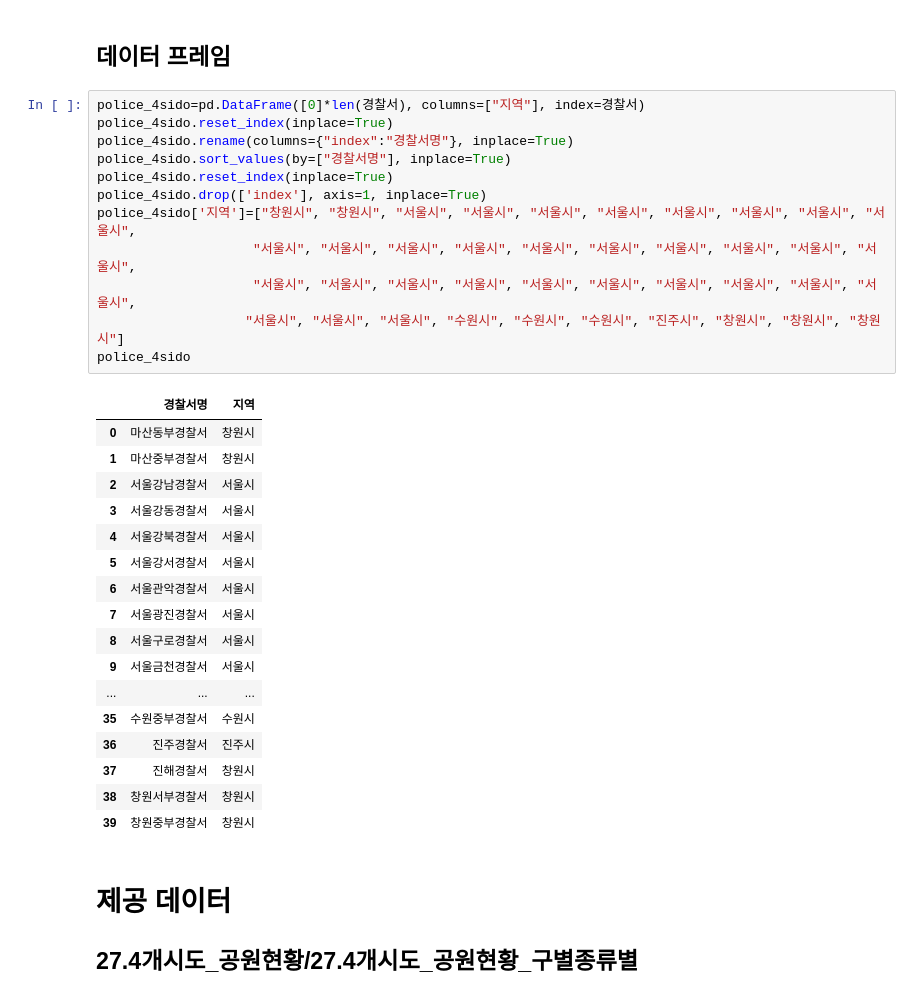
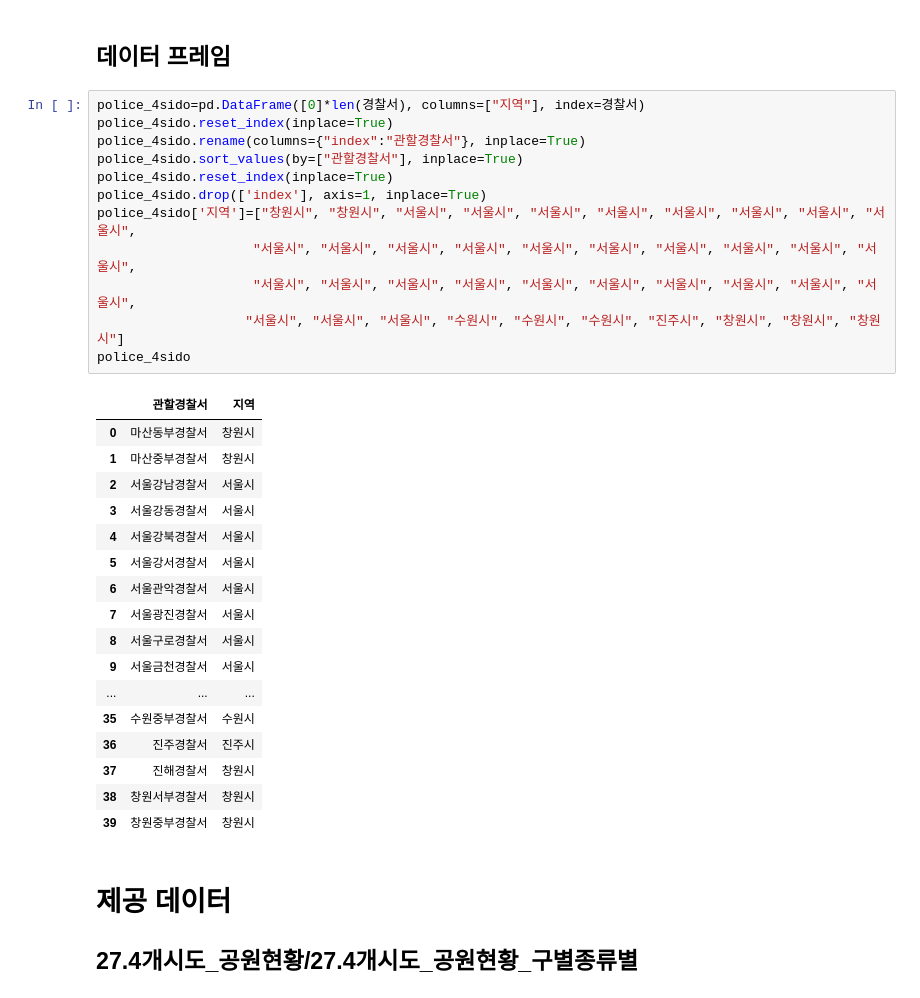
Before and after one commit to yxbxn/COMPAS2021-Suwon, a Jupyter notebook: EDA/전처리/경찰서_4개시_데이터 병합_나연.ipynb, the cells around one changed output. Saved outputs shown, nothing was run; the diff lists cells and outputs as text.

```diff
--- a/EDA/전처리/4개시도_경찰서별.ipynb
+++ b/EDA/전처리/경찰서_4개시_데이터 병합_나연.ipynb
@@ -132,17 +152,17 @@ latest_school=pd.read_csv('19.5개시도_최종학력통계.csv')
 # %%
 police_4sido=pd.DataFrame([0]*len(경찰서), columns=["지역"], index=경찰서)
 police_4sido.reset_index(inplace=True)
-police_4sido.rename(columns={"index":"경찰서명"}, inplace=True)
-police_4sido.sort_values(by=["경찰서명"], inplace=True)
+police_4sido.rename(columns={"index":"관할경찰서"}, inplace=True)
+police_4sido.sort_values(by=["관할경찰서"], inplace=True)
 police_4sido.reset_index(inplace=True)
 police_4sido.drop(['index'], axis=1, inplace=True)
 police_4sido['지역']=["창원시", "창원시", "서울시", "서울시", "서울시", "서울시", "서울시", "서울시", "서울시", "서울시",
                     "서울시", "서울시", "서울시", "서울시", "서울시", "서울시", "서울시", "서울시", "서울시", "서울시",
                     "서울시", "서울시", "서울시", "서울시", "서울시", "서울시", "서울시", "서울시", "서울시", "서울시",
                    "서울시", "서울시", "서울시", "수원시", "수원시", "수원시", "진주시", "창원시", "창원시", "창원시"]
 police_4sido
 # %% [output]
-|  | 경찰서명 | 지역 |
+|  | 관할경찰서 | 지역 |
 | 0 | 마산동부경찰서 | 창원시 |
 | 1 | 마산중부경찰서 | 창원시 |
 | 2 | 서울강남경찰서 | 서울시 |
```
Also changed, not shown: parts of 8 cells of this notebook, 1 other file.
